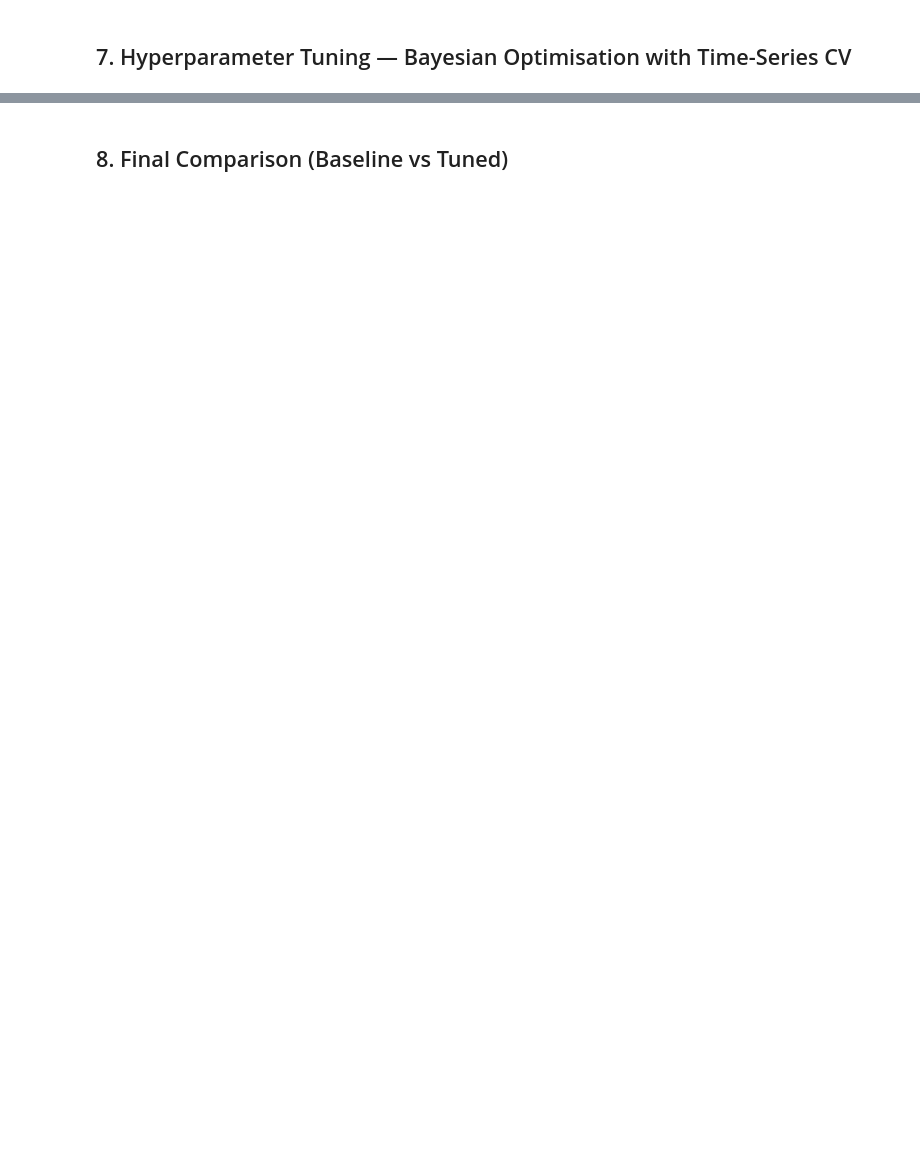
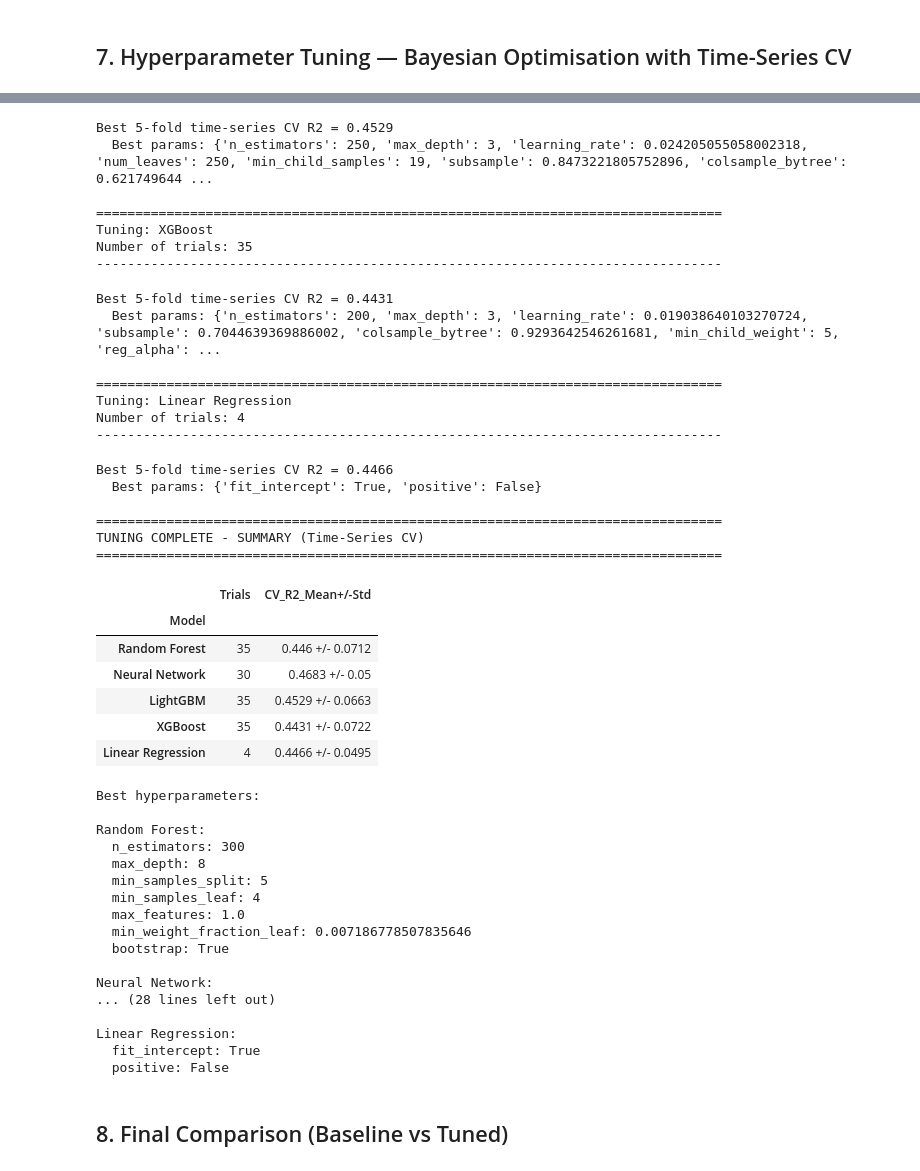
Before and after one commit to MIL-Project2/OCC-HVAC_IPYNB, a Jupyter notebook: Occupancy_Training_15min.ipynb, the cells around one changed output, grey strips where cells are left out. Cells and saved outputs as stored; diff of their text form; code cells hidden in the pictures; blank space fills up the shorter version.

```diff
--- a/Occupancy_Training_15min.ipynb
+++ b/Occupancy_Training_15min.ipynb
@@ -404,6 +459,28 @@ def suggest_estimator(name, trial):
             n_jobs=-1,
             verbose=-1
         )
+    elif name == 'XGBoost':
+        return XGBRegressor(
+            n_estimators=trial.suggest_int('n_estimators', 50, 500, step=50),
+            max_depth=trial.suggest_int('max_depth', 3, 12),
+            learning_rate=trial.suggest_float('learning_rate', 1e-3, 3e-1, log=True),
+            subsample=trial.suggest_float('subsample', 0.5, 1.0),
+            colsample_bytree=trial.suggest_float('colsample_bytree', 0.5, 1.0),
+            min_child_weight=trial.suggest_int('min_child_weight', 1, 10),
+            reg_alpha=trial.suggest_float('reg_alpha', 1e-8, 10.0, log=True),
+            reg_lambda=trial.suggest_float('reg_lambda', 1e-8, 10.0, log=True),
+            random_state=RANDOM_STATE,
+            n_jobs=-1,
+            verbosity=0
+        )
+    elif name == 'Linear Regression':
+        # Plain OLS has essentially no hyperparameters worth Bayesian
+        # tuning -- just these two boolean flags -- so this is included
+        # mainly for structural consistency with the other models.
+        return LinearRegression(
+            fit_intercept=trial.suggest_categorical('fit_intercept', [True, False]),
+            positive=trial.suggest_categorical('positive', [True, False])
+        )
 
 
 def rebuild_estimator(name, params):
@@ -416,6 +493,10 @@ def rebuild_estimator(name, params):
         )
     elif name == 'LightGBM':
         return LGBMRegressor(random_state=RANDOM_STATE, n_jobs=-1, verbose=-1, **params)
+    elif name == 'XGBoost':
+        return XGBRegressor(random_state=RANDOM_STATE, n_jobs=-1, verbosity=0, **params)
+    elif name == 'Linear Regression':
+        return LinearRegression(**params)
 
 
 # 5-fold time-series CV: each test fold is a block of consecutive
@@ -423,9 +504,11 @@ def rebuild_estimator(name, params):
 tscv = TimeSeriesSplit(n_splits=5)
 
 tuning_config = {
-    'Random Forest':  (False, 35),
-    'Neural Network': (True,  30),
-    'LightGBM':       (False, 35),
+    'Random Forest':     (False, 35),
+    'Neural Network':    (True,  30),
+    'LightGBM':          (False, 35),
+    'XGBoost':           (False, 35),
+    'Linear Regression': (False, 4),   # only fit_intercept x positive = 4 combos
 }
 
 best_params = {}
@@ -481,3 +564,4 @@ for name, params in best_params.items():
     print(f"\n{name}:")
     for k, v in params.items():
         print(f"  {k}: {v}")
+# %% [output]
@@ -484,3 +591,47 @@ for name, params in best_params.items():
+Best 5-fold time-series CV R2 = 0.4529
+  Best params: {'n_estimators': 250, 'max_depth': 3, 'learning_rate': 0.024205055058002318, 'num_leaves': 250, 'min_child_samples': 19, 'subsample': 0.8473221805752896, 'colsample_bytree': 0.621749644 ...
+
+================================================================================
+Tuning: XGBoost
+Number of trials: 35
+--------------------------------------------------------------------------------
+Best 5-fold time-series CV R2 = 0.4431
+  Best params: {'n_estimators': 200, 'max_depth': 3, 'learning_rate': 0.019038640103270724, 'subsample': 0.7044639369886002, 'colsample_bytree': 0.9293642546261681, 'min_child_weight': 5, 'reg_alpha': ...
+
+================================================================================
+Tuning: Linear Regression
+Number of trials: 4
+--------------------------------------------------------------------------------
+Best 5-fold time-series CV R2 = 0.4466
+  Best params: {'fit_intercept': True, 'positive': False}
+
+================================================================================
+TUNING COMPLETE - SUMMARY (Time-Series CV)
+================================================================================
+|  | Trials | CV_R2_Mean+/-Std |
+| Model |  |  |
+| Random Forest | 35 | 0.446 +/- 0.0712 |
+| Neural Network | 30 | 0.4683 +/- 0.05 |
+| LightGBM | 35 | 0.4529 +/- 0.0663 |
+| XGBoost | 35 | 0.4431 +/- 0.0722 |
+| Linear Regression | 4 | 0.4466 +/- 0.0495 |
+Best hyperparameters:
+
+Random Forest:
+  n_estimators: 300
+  max_depth: 8
+  min_samples_split: 5
+  min_samples_leaf: 4
+  max_features: 1.0
+  min_weight_fraction_leaf: 0.007186778507835646
+  bootstrap: True
+
+Neural Network:
+... (28 lines left out)
+
+Linear Regression:
+  fit_intercept: True
+  positive: False
 # %% [markdown]
 ## 8. Final Comparison (Baseline vs Tuned)
 # %%
```
Also changed, not shown: parts of 13 cells of this notebook.
